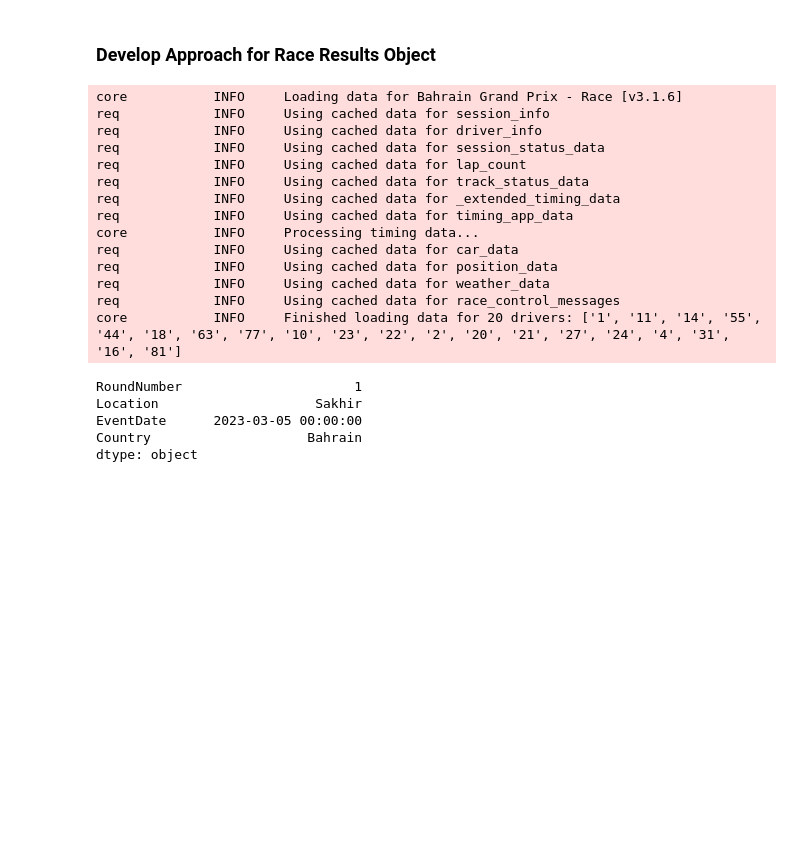
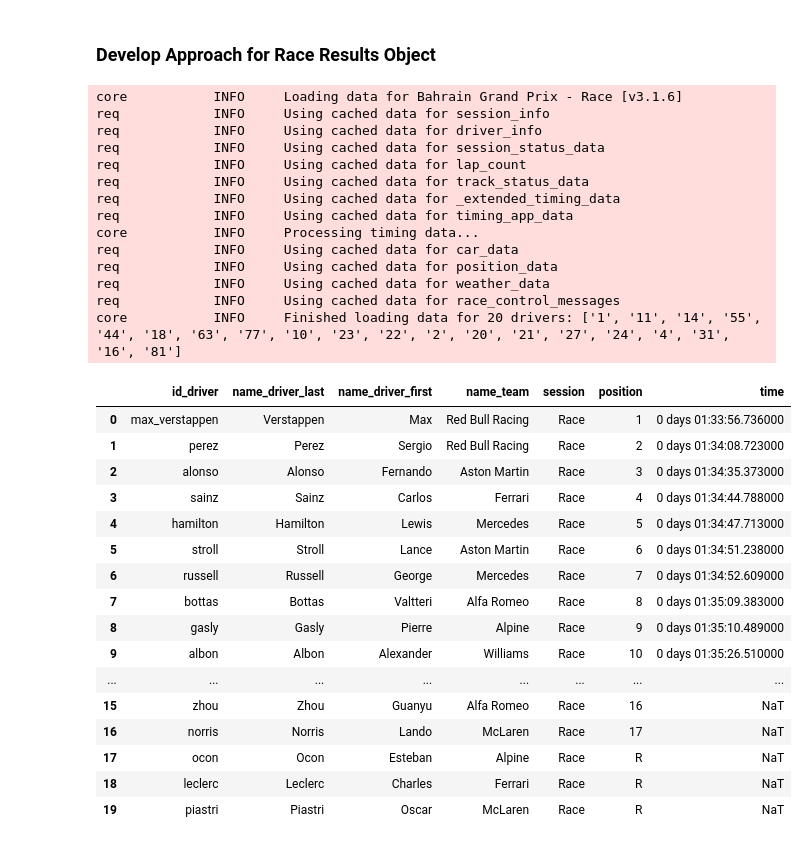
Before and after one commit to AnthonyDalke/f1data, a Jupyter notebook: piastri/docs/fastf1_prototyping.ipynb, the cells around one changed output. Drawn from its saved outputs; the diff is of its cells as text; code cells hidden in the pictures; blank space fills up the shorter version.

```diff
--- a/piastri/docs/fastf1_prototyping.ipynb
+++ b/piastri/docs/fastf1_prototyping.ipynb
@@ -155,44 +219,67 @@ df_raw = session_quali.results[
         "Time",
     ]
 ]
 
-df_processed = df_raw.copy()
+df_processed = df_raw.copy().reset_index(drop=True)
 
 df_processed["session"] = "Race"
 
-df_processed.rename(columns={"ClassifiedPosition": "position"}, inplace=True)
 df_processed.columns = df_processed.columns.str.lower()
+df_processed.rename(
+    columns={
+        "classifiedposition": "position",
+        "driverid": "id_driver",
+        "lastname": "name_driver_last",
+        "firstname": "name_driver_first",
+        "teamname": "name_team",
+    },
+    inplace=True,
+)
+df_processed.loc[1:, "time"] = (
+    df_processed.loc[1:, "time"] + df_processed.loc[0, "time"]
+)
 df_final = df_processed[
     [
-        "driverid",
-        "lastname",
-        "firstname",
-        "teamname",
+        "id_driver",
+        "name_driver_last",
+        "name_driver_first",
+        "name_team",
         "session",
         "position",
         "time",
     ]
 ]
+
+df_final
 # %% [output]
 core           INFO     Loading data for Bahrain Grand Prix - Race [v3.1.6]
 req            INFO     Using cached data for session_info
 req            INFO     Using cached data for driver_info
 req            INFO     Using cached data for session_status_data
 req            INFO     Using cached data for lap_count
 req            INFO     Using cached data for track_status_data
 req            INFO     Using cached data for _extended_timing_data
 req            INFO     Using cached data for timing_app_data
 core           INFO     Processing timing data...
 req            INFO     Using cached data for car_data
 req            INFO     Using cached data for position_data
 req            INFO     Using cached data for weather_data
 req            INFO     Using cached data for race_control_messages
 core           INFO     Finished loading data for 20 drivers: ['1', '11', '14', '55', '44', '18', '63', '77', '10', '23', '22', '2', '20', '21', '27', '24', '4', '31', '16', '81']
+|  | id_driver | name_driver_last | name_driver_first | name_team | session | position | time |
+| 0 | max_verstappen | Verstappen | Max | Red Bull Racing | Race | 1 | 0 days 01:33:56.736000 |
+| 1 | perez | Perez | Sergio | Red Bull Racing | Race | 2 | 0 days 01:34:08.723000 |
+| 2 | alonso | Alonso | Fernando | Aston Martin | Race | 3 | 0 days 01:34:35.373000 |
+| 3 | sainz | Sainz | Carlos | Ferrari | Race | 4 | 0 days 01:34:44.788000 |
+| 4 | hamilton | Hamilton | Lewis | Mercedes | Race | 5 | 0 days 01:34:47.713000 |
+| 5 | stroll | Stroll | Lance | Aston Martin | Race | 6 | 0 days 01:34:51.238000 |
+| 6 | russell | Russell | George | Mercedes | Race | 7 | 0 days 01:34:52.609000 |
+| 7 | bottas | Bottas | Valtteri | Alfa Romeo | Race | 8 | 0 days 01:35:09.383000 |
+| 8 | gasly | Gasly | Pierre | Alpine | Race | 9 | 0 days 01:35:10.489000 |
+| 9 | albon | Albon | Alexander | Williams | Race | 10 | 0 days 01:35:26.510000 |
+| ... | ... | ... | ... | ... | ... | ... | ... |
+| 15 | zhou | Zhou | Guanyu | Alfa Romeo | Race | 16 | NaT |
+| 16 | norris | Norris | Lando | McLaren | Race | 17 | NaT |
+| 17 | ocon | Ocon | Esteban | Alpine | Race | R | NaT |
+| 18 | leclerc | Leclerc | Charles | Ferrari | Race | R | NaT |
+| 19 | piastri | Piastri | Oscar | McLaren | Race | R | NaT |
-# %%
-session_quali.event[["RoundNumber", "Location", "EventDate", "Country"]]
-# %% [output]
-RoundNumber                      1
-Location                    Sakhir
-EventDate      2023-03-05 00:00:00
-Country                    Bahrain
-dtype: object
```
Also changed, not shown: parts of 3 cells of this notebook.
